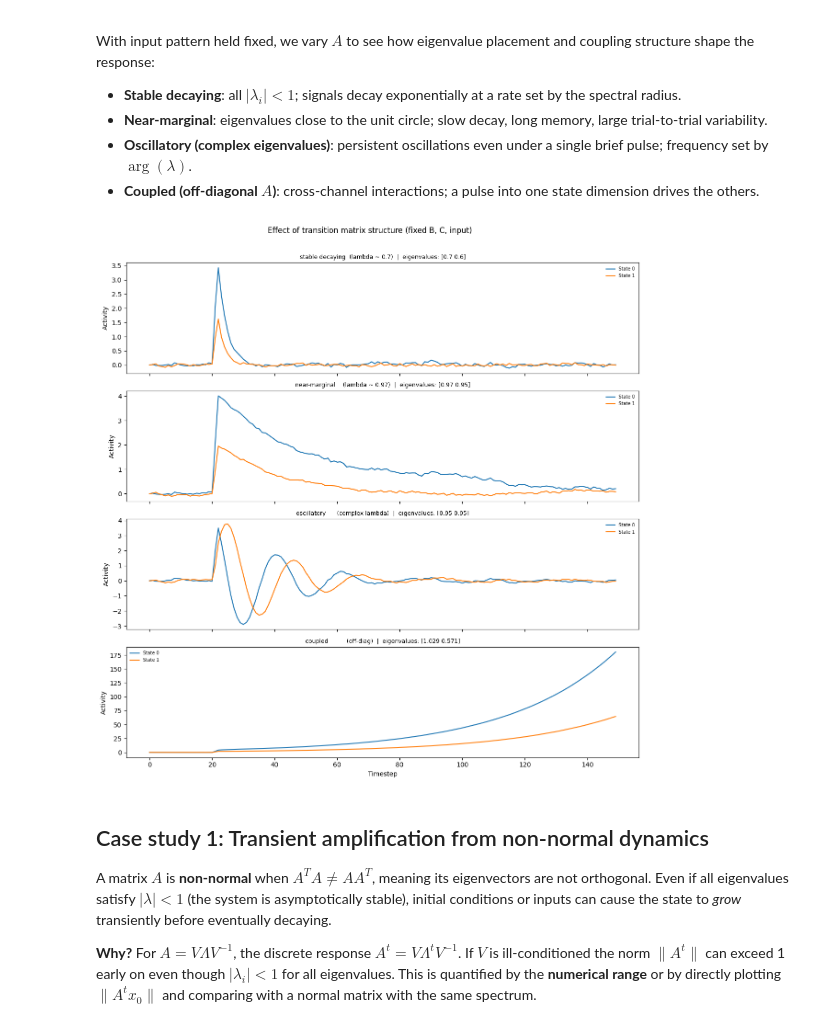
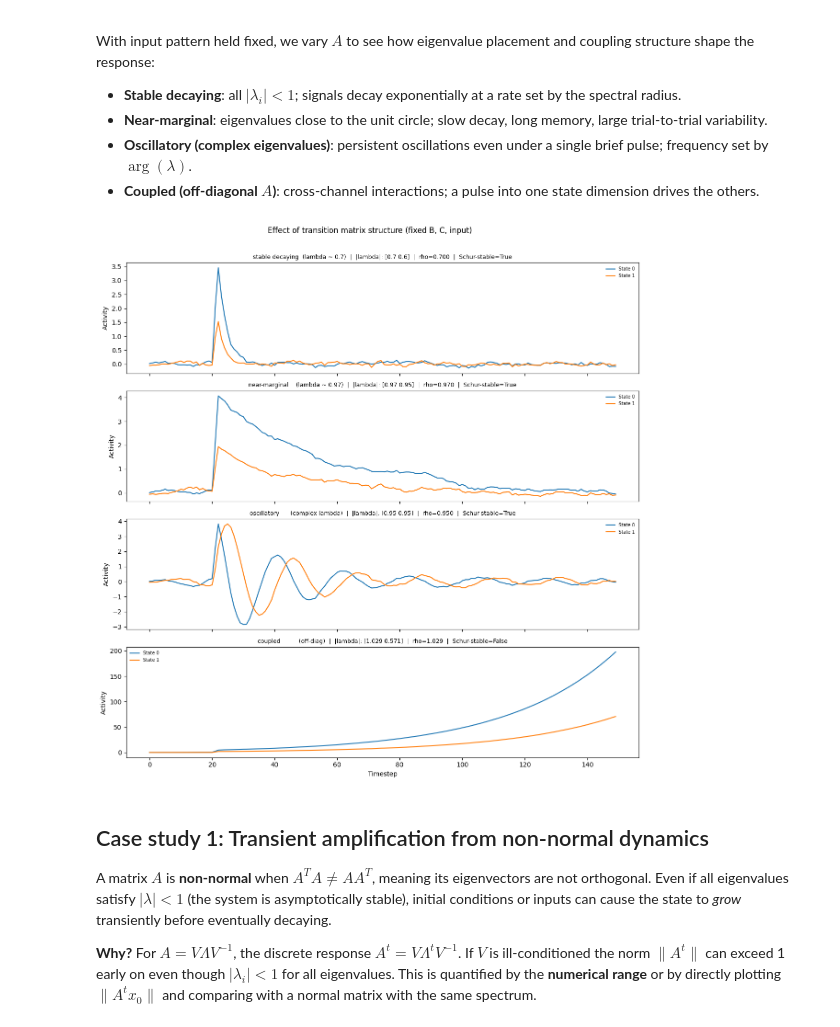
Before and after one commit to 108AM/Neural-Control-with-Adaptive-State-Estimation, a Jupyter notebook: src/week_1/week1.ipynb, the cells around one changed output. Cells and saved outputs as stored; diff of their text form; code cells hidden in the pictures.

```diff
--- a/src/week_1/week1.ipynb
+++ b/src/week_1/week1.ipynb
@@ -329,7 +329,7 @@ With input pattern held fixed, we vary $A$ to see how eigenvalue placement and c
 - **Coupled (off-diagonal $A$)**: cross-channel interactions; a pulse into one state dimension drives the others.
 # %%
 from l4b import InputSignal
-from l4b.simulation import Simulator
+from l4b.simulation import Simulator, EigenSpectrum
 import matplotlib.pyplot as plt
 import numpy as np
 
@@ -350,40 +350,42 @@ dynamics_variants = {
     "coupled          (off-diag)": np.array([[0.85, 0.50], [0.10, 0.75]]),
 }
 
 base_model = {
     "state_dim": state_dim,
     "input_dim": input_dim,
     "obs_dim": obs_dim,
     "B": np.array([[1.0], [0.5]]),
     "C": np.eye(obs_dim),
     "Q": np.eye(state_dim) * 0.03,
     "R": np.eye(obs_dim) * 0.01,
     "seed": 2,
 }
 
 fig, axes = plt.subplots(
     len(dynamics_variants), 1, figsize=(12, 3 * len(dynamics_variants)), sharex=True
 )
 
 for ax, (label, A) in zip(axes, dynamics_variants.items()):
-    model = {**base_model, "A": A}
-    _, obs = Simulator(model).run(
-        np.zeros(state_dim), np.asarray(u), T, trials=n_trials
-    )
+    sim = Simulator({**base_model, "A": A})
+    _, obs = sim.run(np.zeros(state_dim), np.asarray(u), T, trials=n_trials)
+    spec = EigenSpectrum(sim).result
     mean_obs = obs.mean(axis=0)
-    eigs = np.linalg.eigvals(A)
     for k in range(obs_dim):
         ax.plot(mean_obs[:, k], label=f"State {k}")
-    ax.set_title(f"{label}  |  eigenvalues: {np.abs(eigs).round(3)}", fontsize=9)
+    ax.set_title(
+        f"{label}  |  |lambda|: {np.abs(spec.eigenvalues).round(3)}  "
+        f"|  rho={spec.spectral_radius:.3f}  |  Schur-stable={spec.is_schur_stable}",
+        fontsize=9,
+    )
     ax.set_ylabel("Activity")
     ax.legend(fontsize=7, frameon=False)
 
 axes[-1].set_xlabel("Timestep")
 fig.suptitle("Effect of transition matrix structure (fixed B, C, input)", y=1.01)
 fig.tight_layout()
 plt.show()
 # %% [output]
-[figure, old version]
+[figure, new version]
 # %% [markdown]
 ## Case study 1: Transient amplification from non-normal dynamics
 
```
Also changed, not shown: parts of 6 cells of this notebook, 7 other files.
